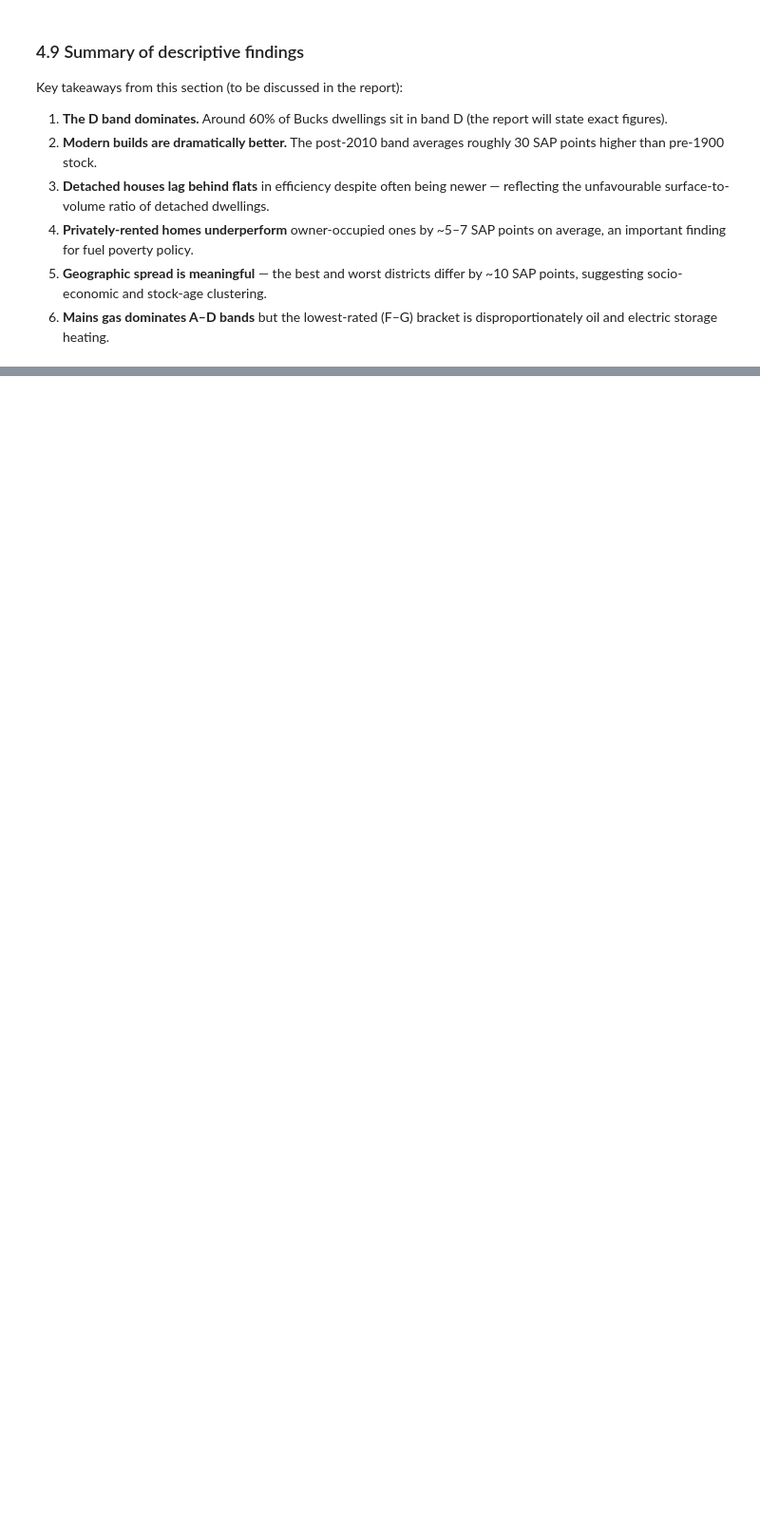
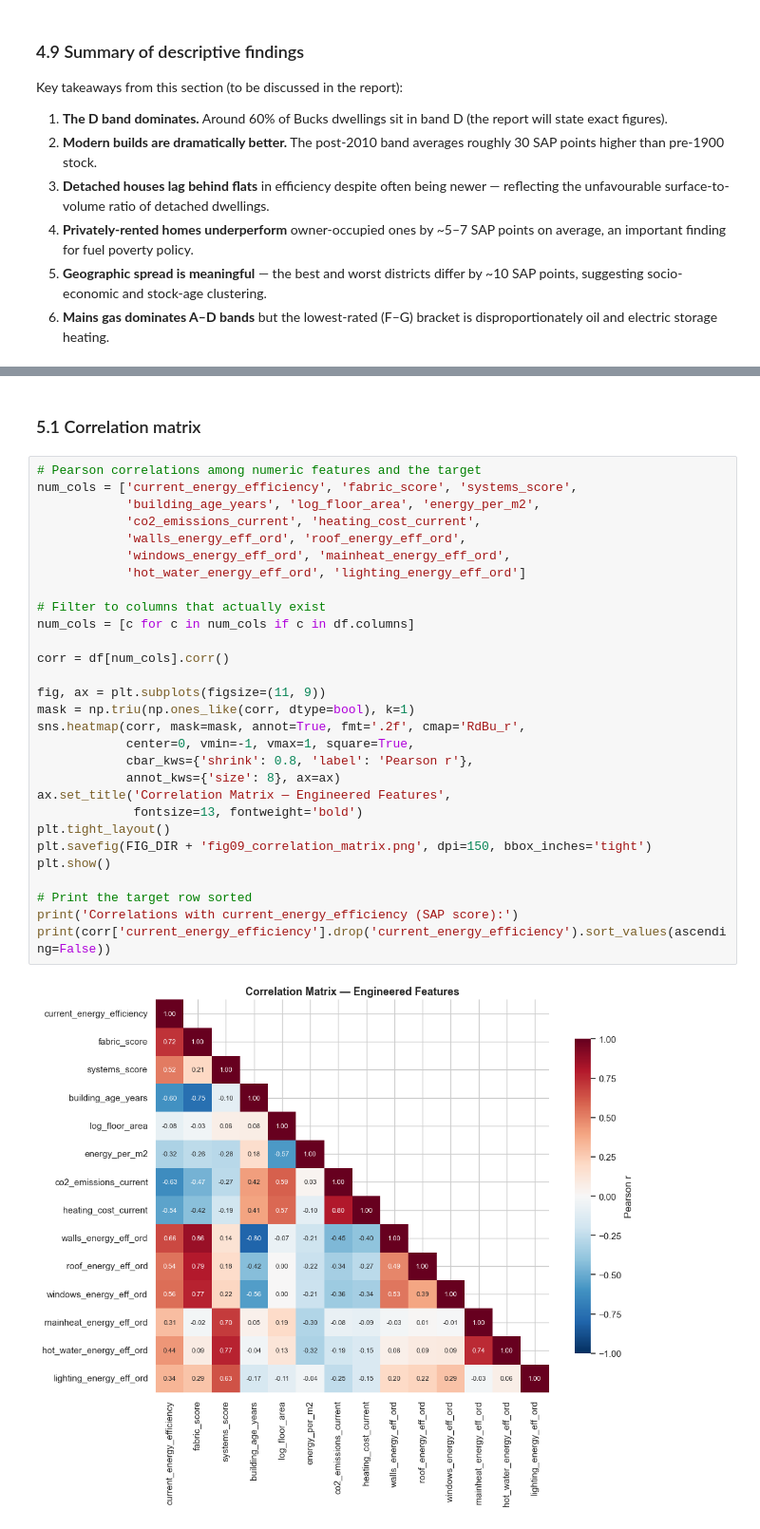
Before and after one commit to Lloydster118/COM6003-Data-Science-CW1, a Jupyter notebook: notebooks/bucks_epc_analysis.ipynb, the cells around one changed output, grey strips where cells are left out. Shown at 95% size. Saved outputs shown, nothing was run; the diff lists cells and outputs as text; blank space fills up the shorter version.

```diff
--- a/notebooks/bucks_epc_analysis.ipynb
+++ b/notebooks/bucks_epc_analysis.ipynb
@@ -974,0 +1034,33 @@ Key takeaways from this section (to be discussed in the report):
+# %% [markdown]
+### 5.1 Correlation matrix
+# %%
+# Pearson correlations among numeric features and the target
+num_cols = ['current_energy_efficiency', 'fabric_score', 'systems_score',
+            'building_age_years', 'log_floor_area', 'energy_per_m2',
+            'co2_emissions_current', 'heating_cost_current',
+            'walls_energy_eff_ord', 'roof_energy_eff_ord',
+            'windows_energy_eff_ord', 'mainheat_energy_eff_ord',
+            'hot_water_energy_eff_ord', 'lighting_energy_eff_ord']
+
+# Filter to columns that actually exist
+num_cols = [c for c in num_cols if c in df.columns]
+
+corr = df[num_cols].corr()
+
+fig, ax = plt.subplots(figsize=(11, 9))
+mask = np.triu(np.ones_like(corr, dtype=bool), k=1)
+sns.heatmap(corr, mask=mask, annot=True, fmt='.2f', cmap='RdBu_r',
+            center=0, vmin=-1, vmax=1, square=True,
+            cbar_kws={'shrink': 0.8, 'label': 'Pearson r'},
+            annot_kws={'size': 8}, ax=ax)
+ax.set_title('Correlation Matrix — Engineered Features',
+             fontsize=13, fontweight='bold')
+plt.tight_layout()
+plt.savefig(FIG_DIR + 'fig09_correlation_matrix.png', dpi=150, bbox_inches='tight')
+plt.show()
+
+# Print the target row sorted
+print('Correlations with current_energy_efficiency (SAP score):')
+print(corr['current_energy_efficiency'].drop('current_energy_efficiency').sort_values(ascending=False))
+# %% [output]
+[figure, added]
```
Also changed, not shown: parts of 18 cells of this notebook, 4 other files.
